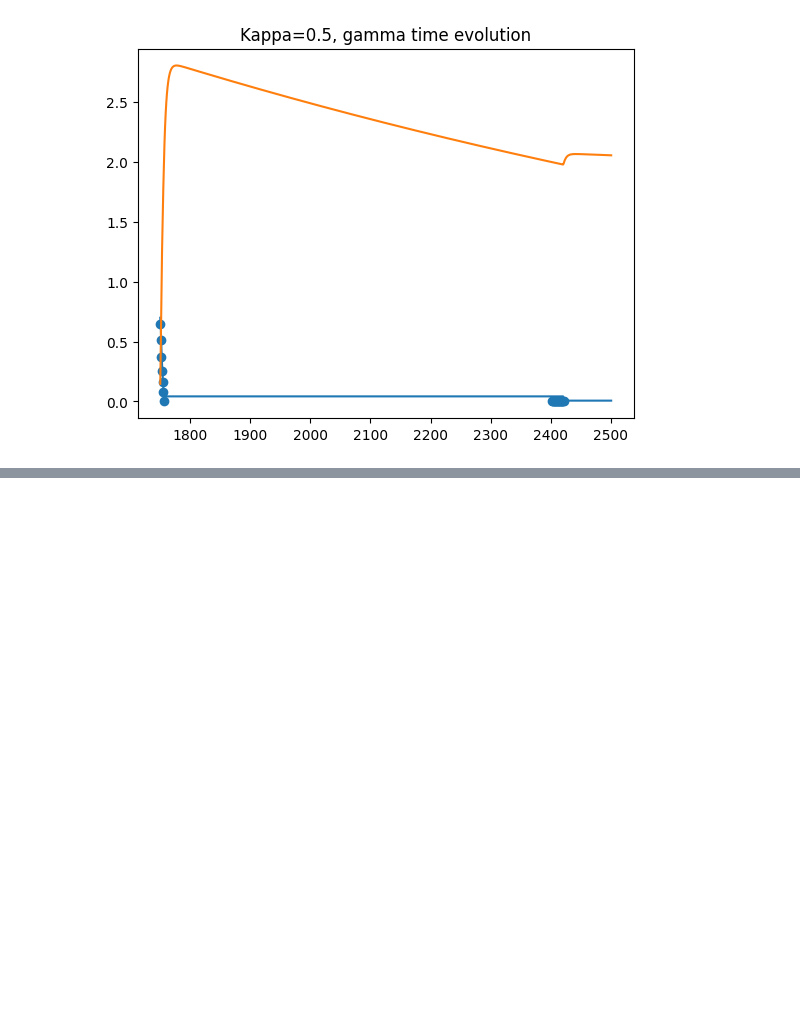
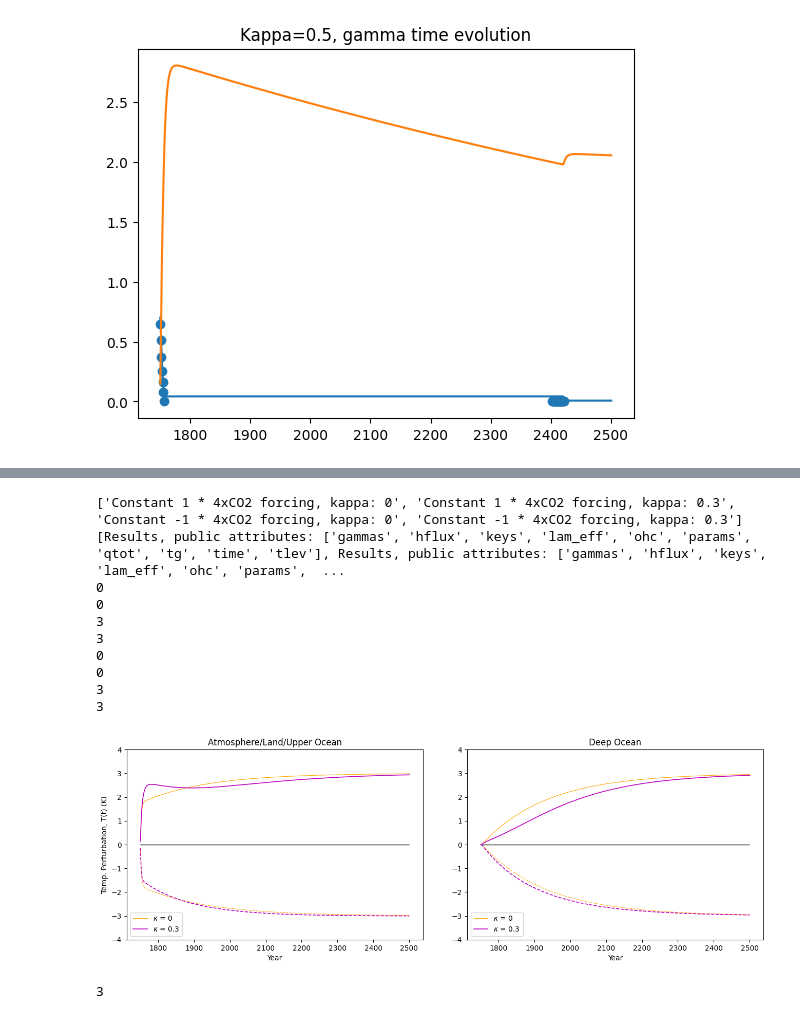
Before and after one commit to francesmcginley/ar6, a Jupyter notebook: Exploration/W9FurtherKappaTesting.ipynb, the cells around one changed output, grey strips where cells are left out. Saved outputs shown, nothing was run; the diff lists cells and outputs as text; code cells hidden in the pictures; blank space fills up the shorter version.

```diff
--- a/Exploration/W9FurtherKappaTesting.ipynb
+++ b/Exploration/W9FurtherKappaTesting.ipynb
@@ -126,0 +236,63 @@ plt.scatter(run1.time[inds],0.7*(1-0.5*(run1.tg- run1.tlev[:,1]))[inds])
+# %%
+fig, axs = plt.subplots(1,2)
+fig.subplots_adjust(wspace=0.15); fig.set_figwidth(16)
+axs[0].set_ylabel('Temp. Perturbation, T(t) (K)')
+
+#fig.suptitle("Const. 4xCO2 forcing with various kappa")
+#print(runs)
+kappas = [0, 0.3]
+scenario_names = []
+for run in [+1, -1]:
+    for k in kappas:
+        scenario_names.append(f"Constant %s * 4xCO2 forcing, kappa: %s"%(run, k))
+print(scenario_names)
+
+run_outputs = [runs.get(key) for key in scenario_names]
+print(run_outputs)
+
+layers = ["Atmosphere/Land/Upper Ocean", "Deep Ocean"]
+colors = ["orange", "m", "orange", "m", "c"]
+
+for (run, scen, color) in zip (run_outputs, scenario_names, colors):
+    for (subpl, col, layer) in zip(axs, [0,1], layers):
+        style = "dashed"
+        if scen.index("1")== 9:
+            style = None
+        w =0.8
+        k = f"$\kappa$ = 0"
+        print(scen[-1])
+        if scen[-1] == "3":
+            w = 1.2
+            k = f"$\kappa$ = 0.3"
+        if col == 0:
+            subpl.plot(run.time, run.tg, label = k, color = color, linestyle = style, linewidth = w)
+        else:
+            subpl.plot(run.time, run.tlev[:,1], label = k, color = color,linestyle = style, linewidth = w)
+        subpl.title.set_text(layer)
+        subpl.set_xlabel('Year')
+        #subpl.plot(run.time, 4* np.ones(751), linestyle = "dashed", color = color, linewidth=0.5)
+        #subpl.plot(run.time, (run.tg- run.tlev[:,1]), label = "$T-T_0$")
+        subpl.set_ylim(-4,4)
+        subpl.hlines(0, 1750, 2500, linewidth = 0.8)
+
+
+for subpl in axs:
+
+    subpl.legend([f"$\kappa$ = 0",f"$\kappa$ = 0.3"], loc = "lower left")
+# %% [output]
+['Constant 1 * 4xCO2 forcing, kappa: 0', 'Constant 1 * 4xCO2 forcing, kappa: 0.3', 'Constant -1 * 4xCO2 forcing, kappa: 0', 'Constant -1 * 4xCO2 forcing, kappa: 0.3']
+[Results, public attributes: ['gammas', 'hflux', 'keys', 'lam_eff', 'ohc', 'params', 'qtot', 'tg', 'time', 'tlev'], Results, public attributes: ['gammas', 'hflux', 'keys', 'lam_eff', 'ohc', 'params',  ...
+0
+0
+3
+3
+0
+0
+3
+3
+[figure, added]
+# %%
+scen = scenario_names[1]
+print(scen[-1])
+# %% [output]
+3
```
Also changed, not shown: parts of 5 cells of this notebook, 3 other files.
